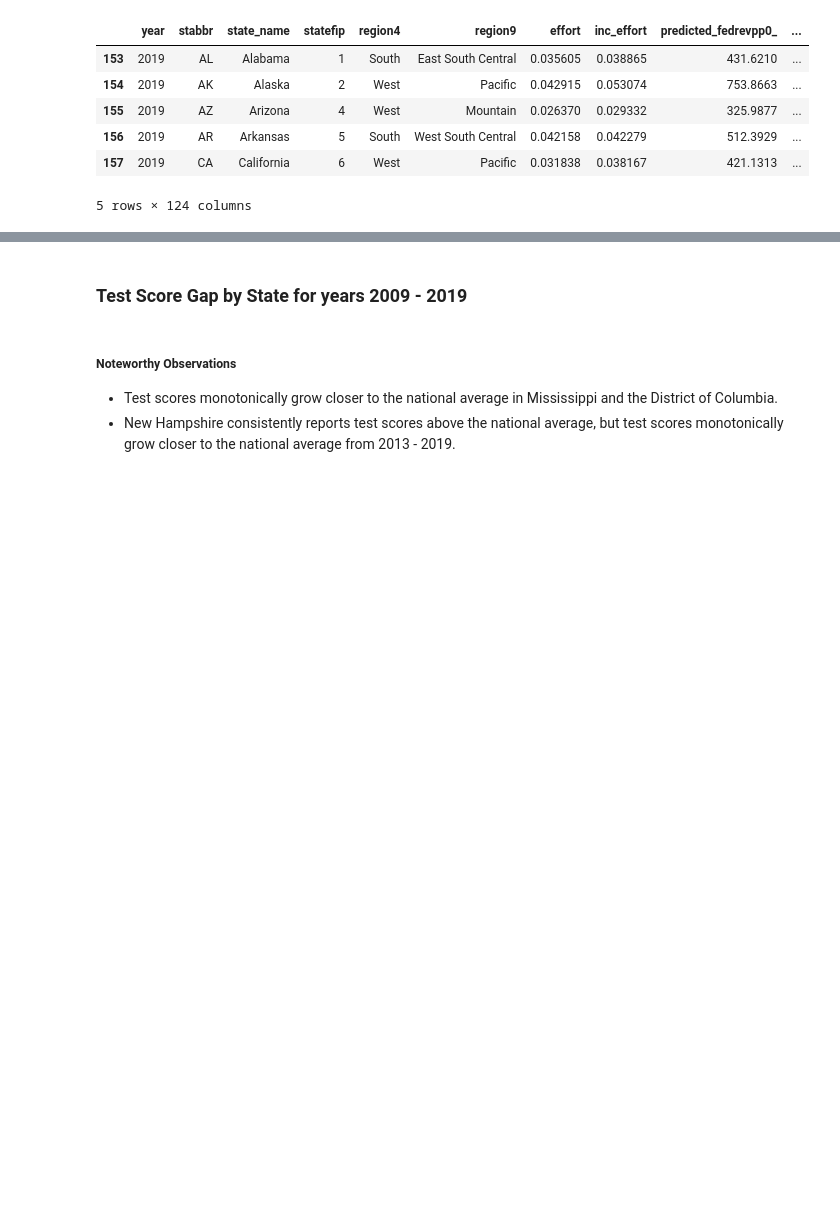
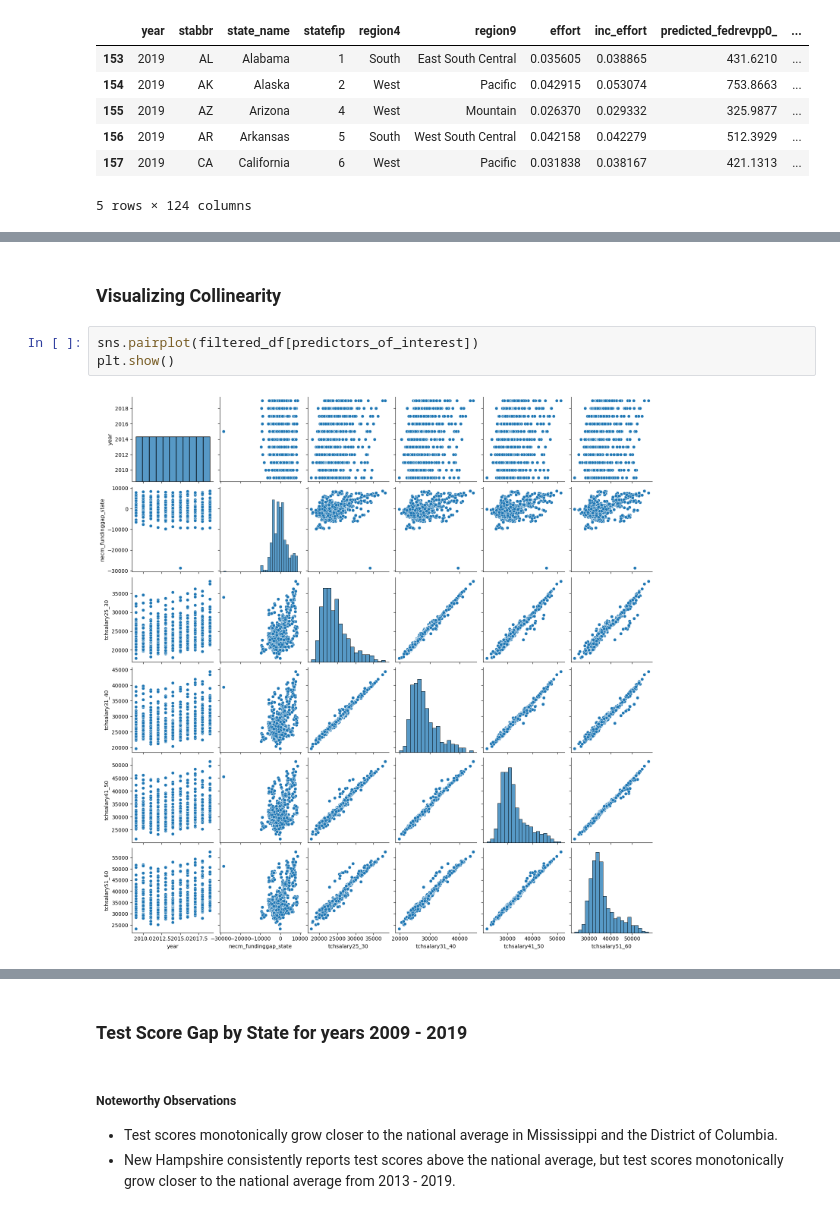
Before and after one commit to garland342/cs_1090a_project, a Jupyter notebook: cs1090a_project.ipynb, the cells around one changed output, grey strips where cells are left out. Cells and saved outputs as stored; diff of their text form; blank space fills up the shorter version.

```diff
--- a/cs1090a_project.ipynb
+++ b/cs1090a_project.ipynb
@@ -47 +47,8 @@ filtered_df.head()
+# %% [markdown]
+### Visualizing Collinearity
+# %%
+sns.pairplot(filtered_df[predictors_of_interest])
+plt.show()
+# %% [output]
+[figure, added]
 # %%
```
Also changed, not shown: parts of 6 cells of this notebook.
